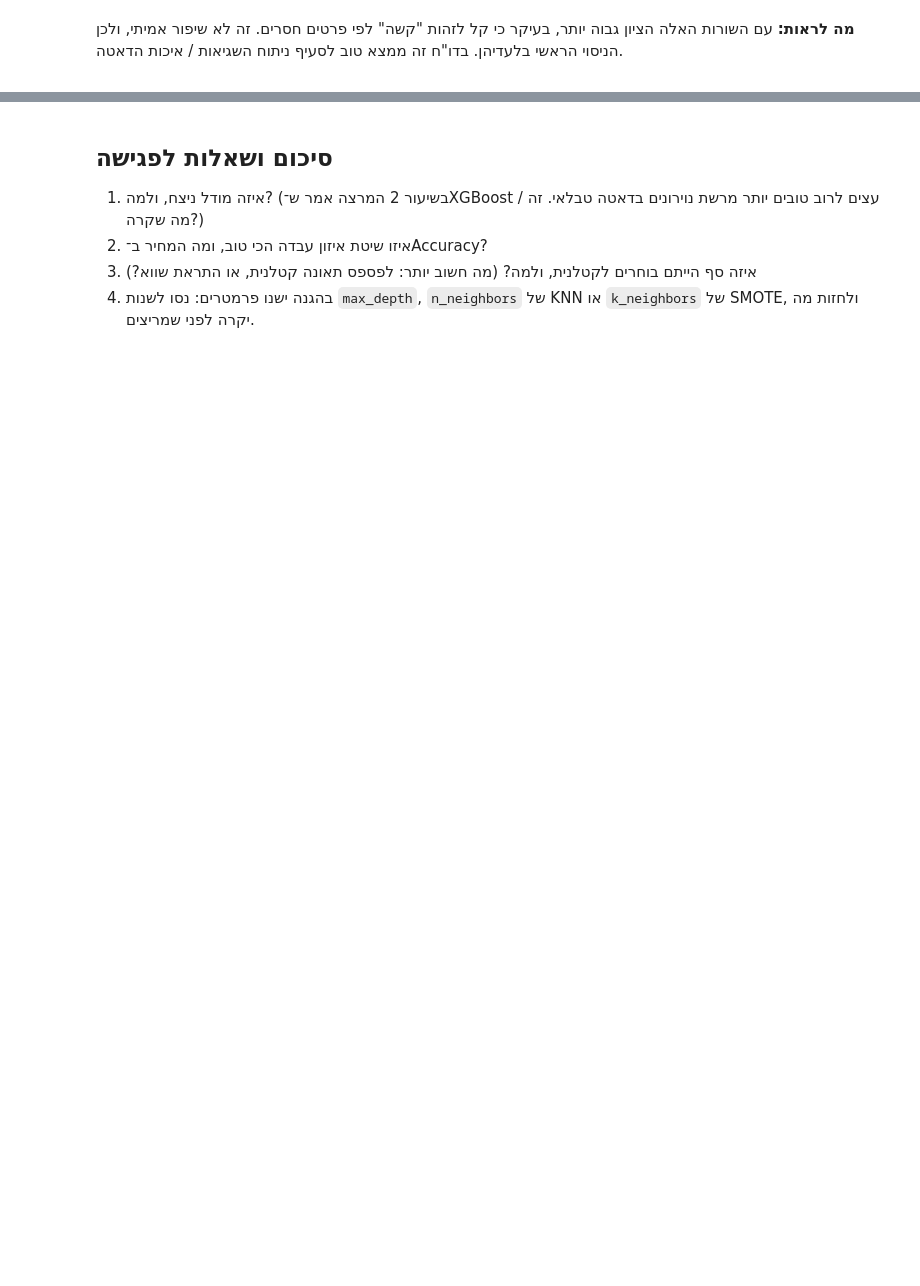
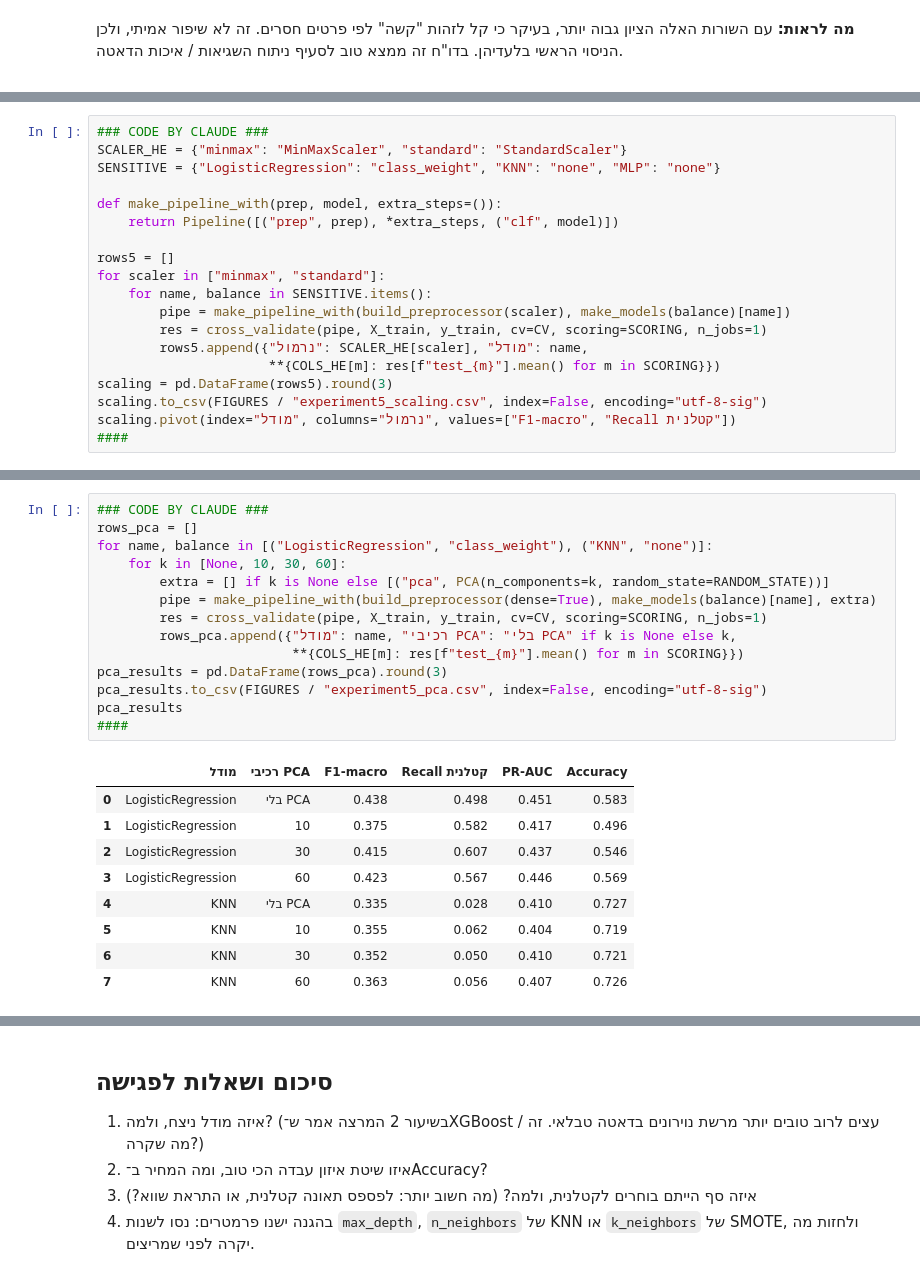
Before and after one commit to Maya171201/road-accidents-severity, a Jupyter notebook: notebooks/02_classification.ipynb, the cells around one changed output, grey strips where cells are left out. Saved outputs shown, nothing was run; the diff lists cells and outputs as text; blank space fills up the shorter version.

```diff
--- a/notebooks/02_classification.ipynb
+++ b/notebooks/02_classification.ipynb
@@ -485,0 +497,19 @@ pd.DataFrame(art_rows).round(3)
+# %%
+### CODE BY CLAUDE ###
+SCALER_HE = {"minmax": "MinMaxScaler", "standard": "StandardScaler"}
+SENSITIVE = {"LogisticRegression": "class_weight", "KNN": "none", "MLP": "none"}
+
+def make_pipeline_with(prep, model, extra_steps=()):
+    return Pipeline([("prep", prep), *extra_steps, ("clf", model)])
+
+rows5 = []
+for scaler in ["minmax", "standard"]:
+    for name, balance in SENSITIVE.items():
+        pipe = make_pipeline_with(build_preprocessor(scaler), make_models(balance)[name])
+        res = cross_validate(pipe, X_train, y_train, cv=CV, scoring=SCORING, n_jobs=1)
+        rows5.append({"נרמול": SCALER_HE[scaler], "מודל": name,
+                      **{COLS_HE[m]: res[f"test_{m}"].mean() for m in SCORING}})
+scaling = pd.DataFrame(rows5).round(3)
+scaling.to_csv(FIGURES / "experiment5_scaling.csv", index=False, encoding="utf-8-sig")
+scaling.pivot(index="מודל", columns="נרמול", values=["F1-macro", "Recall קטלנית"])
+####
@@ -485,0 +555,24 @@ pd.DataFrame(art_rows).round(3)
+# %%
+### CODE BY CLAUDE ###
+rows_pca = []
+for name, balance in [("LogisticRegression", "class_weight"), ("KNN", "none")]:
+    for k in [None, 10, 30, 60]:
+        extra = [] if k is None else [("pca", PCA(n_components=k, random_state=RANDOM_STATE))]
+        pipe = make_pipeline_with(build_preprocessor(dense=True), make_models(balance)[name], extra)
+        res = cross_validate(pipe, X_train, y_train, cv=CV, scoring=SCORING, n_jobs=1)
+        rows_pca.append({"מודל": name, "רכיבי PCA": "בלי PCA" if k is None else k,
+                         **{COLS_HE[m]: res[f"test_{m}"].mean() for m in SCORING}})
+pca_results = pd.DataFrame(rows_pca).round(3)
+pca_results.to_csv(FIGURES / "experiment5_pca.csv", index=False, encoding="utf-8-sig")
+pca_results
+####
+# %% [output]
+|  | מודל | רכיבי PCA | F1-macro | Recall קטלנית | PR-AUC | Accuracy |
+| 0 | LogisticRegression | בלי PCA | 0.438 | 0.498 | 0.451 | 0.583 |
+| 1 | LogisticRegression | 10 | 0.375 | 0.582 | 0.417 | 0.496 |
+| 2 | LogisticRegression | 30 | 0.415 | 0.607 | 0.437 | 0.546 |
+| 3 | LogisticRegression | 60 | 0.423 | 0.567 | 0.446 | 0.569 |
+| 4 | KNN | בלי PCA | 0.335 | 0.028 | 0.410 | 0.727 |
+| 5 | KNN | 10 | 0.355 | 0.062 | 0.404 | 0.719 |
+| 6 | KNN | 30 | 0.352 | 0.050 | 0.410 | 0.721 |
+| 7 | KNN | 60 | 0.363 | 0.056 | 0.407 | 0.726 |
```
Also changed, not shown: parts of 20 cells of this notebook, 12 other files.
